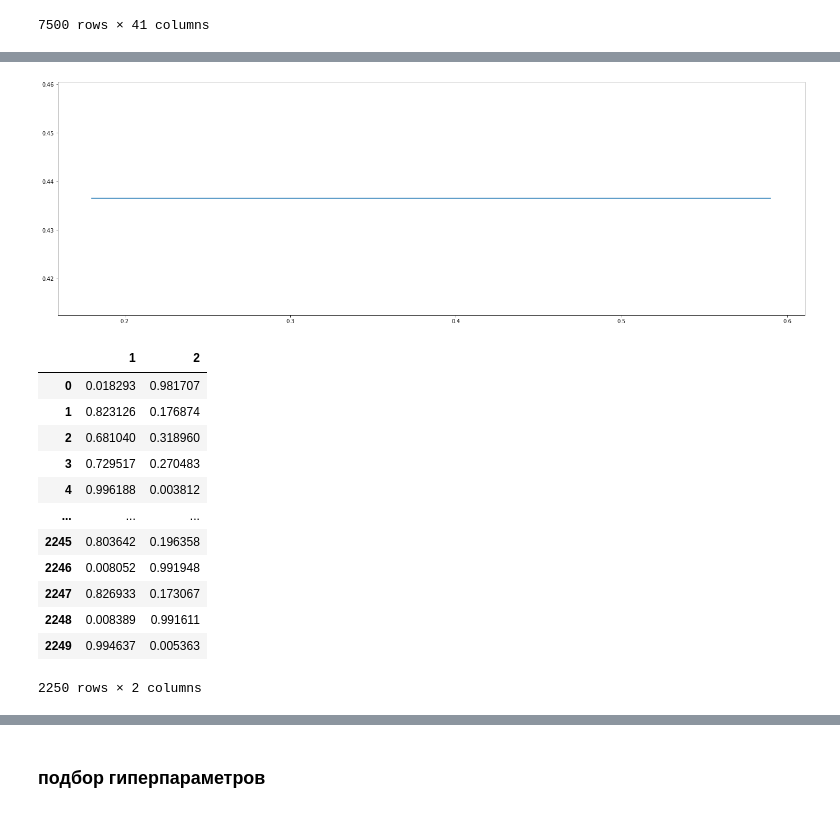
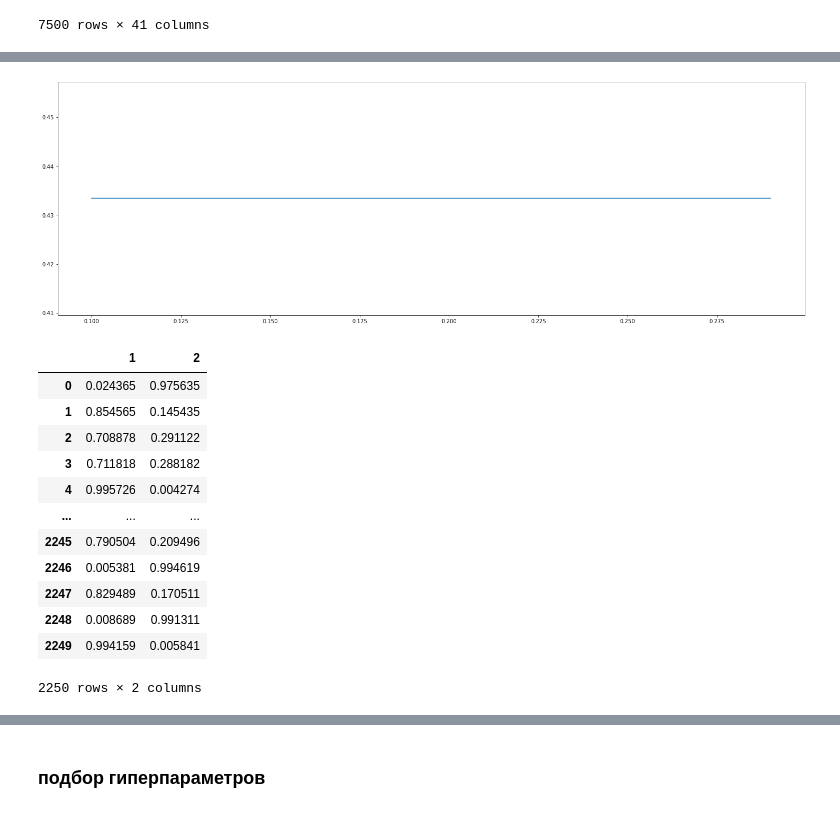
Before and after one commit to paldess/kursov_ml_2, a Jupyter notebook: kursov.ipynb, the cells around one changed output, grey strips where cells are left out. Cells and saved outputs as stored; diff of their text form; code cells hidden in the pictures.

```diff
--- a/kursov.ipynb
+++ b/kursov.ipynb
@@ -137,9 +137,9 @@ from xgboost import XGBClassifier
 # %%
 qwe = []
 qw = []
-q = (i/100 for i in range(10, 25))
+q = (i/1000 for i in range(605, 607))
 for i in q:
-    xgb = XGBClassifier(eta=0.21, max_depth=8, n_jobs=7)
+    xgb = XGBClassifier(eta=0.62, max_depth=8, n_jobs=7)
     xgb.fit(x_train, y_train)
     y_pred = xgb.predict(x_test)
     qw.append(f1_score(y_test, y_pred))
@@ -236,16 +229,13 @@ data.drop(del_data, axis=1)
 | 7499 | 0.0 | 0.0 | 8.0 | 9.4 | 480832.0 | ... |
 7500 rows × 41 columns
 # %%
-param = {'max_depth': 3,
- 'min_samples_leaf': 1,
- 'min_samples_split': 2,
- 'n_estimators': 40}
+
 x_train, x_test, y_train, y_test = train_test_split(data, target, test_size=0.3, random_state=42)
 qwe = []
 qw = []
-q = (i/100 for i in range(18, 60))
+q = (i/100 for i in range(10, 30))
 for i in q:
-    xgb = XGBClassifier(eta=0.21, max_depth=3, min_samples_leaf=1, min_samples_split=2, n_estimators=40, n_jobs=7, )
+    xgb = XGBClassifier(eta=0.62, max_depth=1, min_samples_leaf=1, min_samples_split=2, n_estimators=50, n_jobs=7, )
     xgb.fit(x_train, y_train)
     y_pred = xgb.predict(x_test)
     qw.append(f1_score(y_test, y_pred))
@@ -274,21 +264,21 @@ weighted avg       0.78      0.78      0.74      2250
-[figure, old version]
+[figure, new version]
 # %%
 y_proba = xgb.predict_proba(x_test)
 y_proba = pd.DataFrame(y_proba, columns=['1', '2'])
 y_proba
 # %% [output]
 |  | 1 | 2 |
-| 0 | 0.018293 | 0.981707 |
-| 1 | 0.823126 | 0.176874 |
-| 2 | 0.681040 | 0.318960 |
-| 3 | 0.729517 | 0.270483 |
-| 4 | 0.996188 | 0.003812 |
+| 0 | 0.024365 | 0.975635 |
+| 1 | 0.854565 | 0.145435 |
+| 2 | 0.708878 | 0.291122 |
+| 3 | 0.711818 | 0.288182 |
+| 4 | 0.995726 | 0.004274 |
 | ... | ... | ... |
-| 2245 | 0.803642 | 0.196358 |
-| 2246 | 0.008052 | 0.991948 |
-| 2247 | 0.826933 | 0.173067 |
-| 2248 | 0.008389 | 0.991611 |
-| 2249 | 0.994637 | 0.005363 |
+| 2245 | 0.790504 | 0.209496 |
+| 2246 | 0.005381 | 0.994619 |
+| 2247 | 0.829489 | 0.170511 |
+| 2248 | 0.008689 | 0.991311 |
+| 2249 | 0.994159 | 0.005841 |
 2250 rows × 2 columns
 # %%
 rec = []
```
Also changed, not shown: parts of 21 cells of this notebook.
